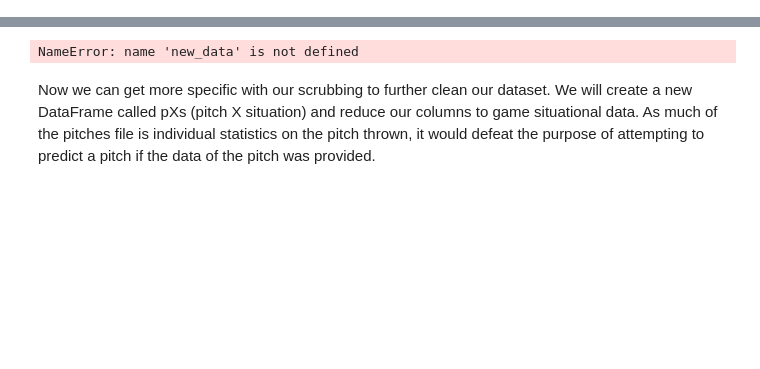
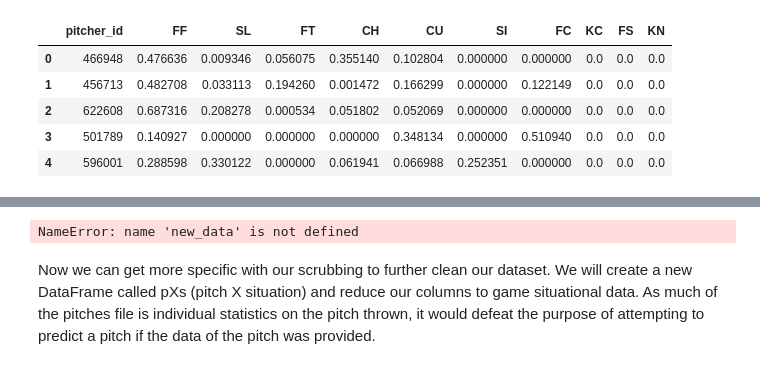
Before and after one commit to yshong211/mlb_ant, a Jupyter notebook: mlb_pitch_prediction.ipynb, the cells around one changed output, grey strips where cells are left out. Saved outputs shown, nothing was run; the diff lists cells and outputs as text; code cells hidden in the pictures; blank space fills up the shorter version.

```diff
--- a/mlb_pitch_prediction.ipynb
+++ b/mlb_pitch_prediction.ipynb
@@ -208,3 +280,12 @@ new_17 = pd.read_csv("new_17.csv")
+# %%
+new_1718.head()
+# %% [output]
+|  | pitcher_id | FF | SL | FT | CH | CU | SI | FC | KC | FS | KN |
+| 0 | 466948 | 0.476636 | 0.009346 | 0.056075 | 0.355140 | 0.102804 | 0.000000 | 0.000000 | 0.0 | 0.0 | 0.0 |
+| 1 | 456713 | 0.482708 | 0.033113 | 0.194260 | 0.001472 | 0.166299 | 0.000000 | 0.122149 | 0.0 | 0.0 | 0.0 |
+| 2 | 622608 | 0.687316 | 0.208278 | 0.000534 | 0.051802 | 0.052069 | 0.000000 | 0.000000 | 0.0 | 0.0 | 0.0 |
+| 3 | 501789 | 0.140927 | 0.000000 | 0.000000 | 0.000000 | 0.348134 | 0.000000 | 0.510940 | 0.0 | 0.0 | 0.0 |
+| 4 | 596001 | 0.288598 | 0.330122 | 0.000000 | 0.061941 | 0.066988 | 0.252351 | 0.000000 | 0.0 | 0.0 | 0.0 |
 # %%
 # Using only 2018 year
 data18 = data[data['year'] == '2018']
```
Also changed, not shown: parts of 45 cells of this notebook.
